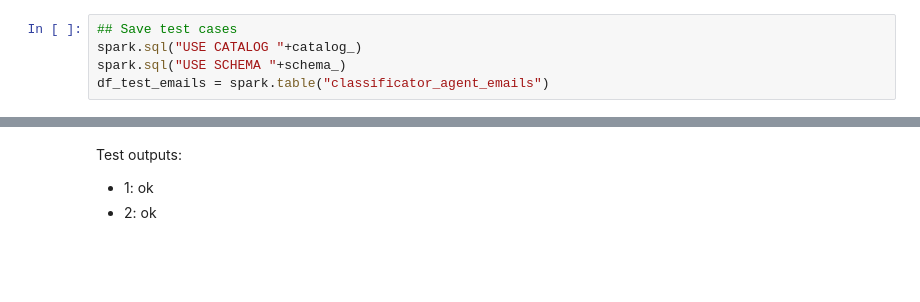
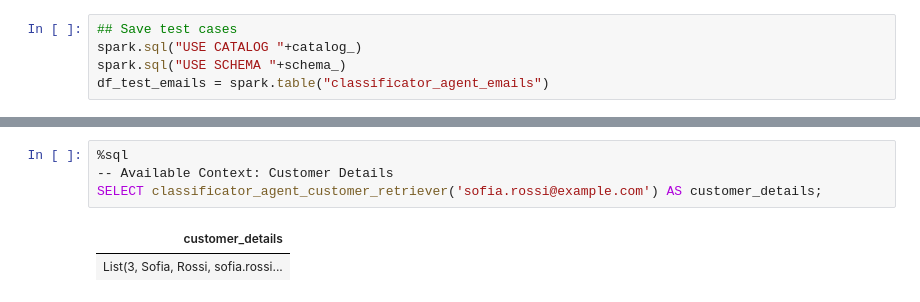
Before and after one commit to gabri-al/email_classificator_agent, a Jupyter notebook: 03_Agent_Graph_inMemory.ipynb, the cells around one changed output, grey strips where cells are left out. Cells and saved outputs as stored; diff of their text form; blank space fills up the shorter version.

```diff
--- a/03_Agent_Graph_inMemory.ipynb
+++ b/03_Agent_Graph_inMemory.ipynb
@@ -298,4 +275,7 @@ Trace(trace_id=tr-68a61a59478ec59b994f04833bbd1d57)
-# %% [markdown]
-Test outputs:
-* 1: ok
-* 2: ok
+# %%
+%sql
+-- Available Context: Customer Details
+SELECT classificator_agent_customer_retriever('sofia.rossi@example.com') AS customer_details;
+# %% [output]
+| customer_details |
+| List(3, Sofia, Rossi, sofia.rossi... |
```
Also changed, not shown: parts of 13 cells of this notebook, 6 other files.
